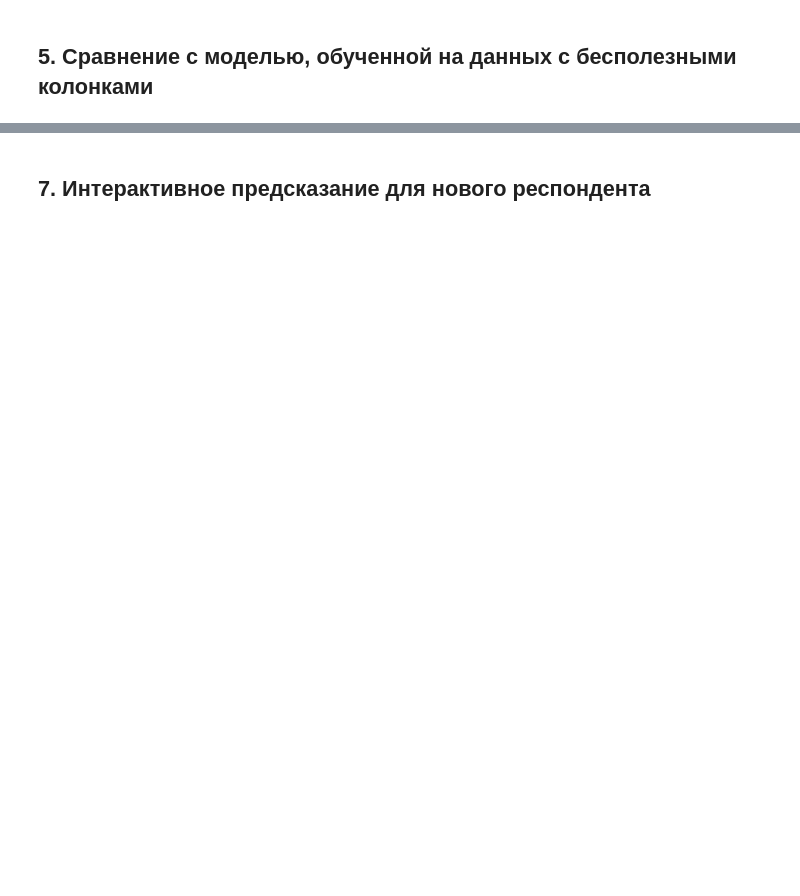
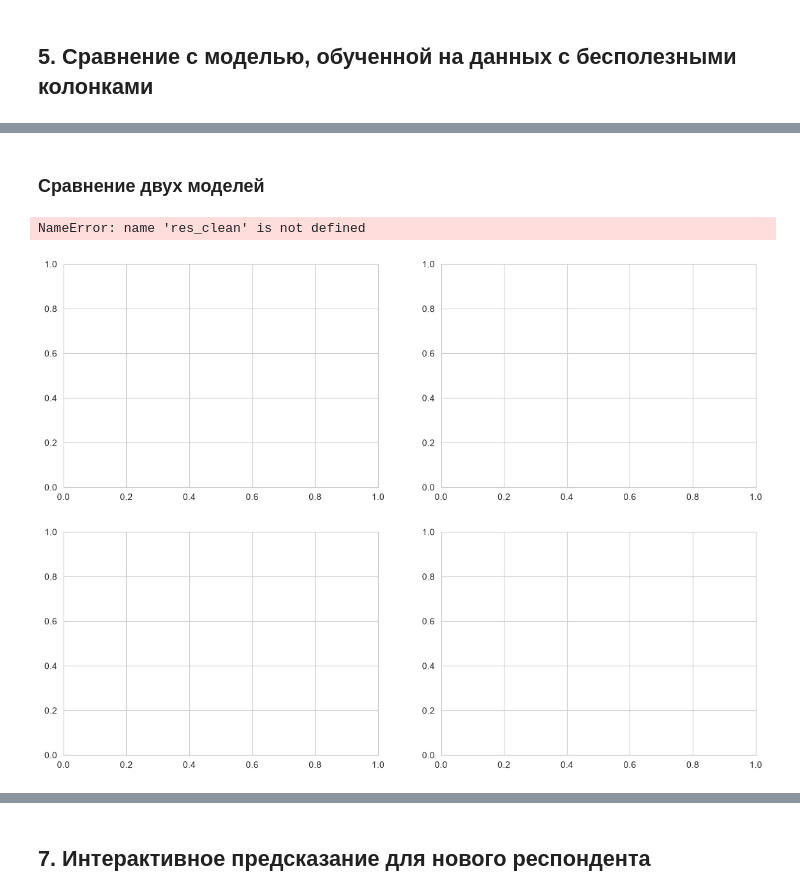
Before and after one commit to BABS00N/Intellectual_Systems_and_Technologies, a Jupyter notebook: practice_1/pr1.ipynb, the cells around one changed output, grey strips where cells are left out. Drawn from its saved outputs; the diff is of its cells as text; code cells hidden in the pictures; blank space fills up the shorter version.

```diff
--- a/practice_1/pr1.ipynb
+++ b/practice_1/pr1.ipynb
@@ -236,0 +363,53 @@ print("Количество признаков С бесполезными ко
+# %% [markdown]
+### Сравнение двух моделей
+# %%
+baseline = (y == 0).mean()
+
+fig, axes = plt.subplots(2, 2, figsize=(14, 10))
+
+axes[0, 0].plot(res_clean.index, res_clean['accuracy'], 'o-',
+                color='#4C72B0', label='Без бесполезных')
+axes[0, 0].plot(res_full.index, res_full['accuracy'], 's-',
+                color='#DD8452', label='С бесполезными')
+axes[0, 0].axhline(baseline, color='red', linestyle='--',
+                   label=f'Baseline = {baseline:.3f}')
+axes[0, 0].set_xlabel('k'); axes[0, 0].set_ylabel('Accuracy')
+axes[0, 0].set_title('Accuracy vs k (растёт — переобучение, НЕ качество)')
+axes[0, 0].legend(); axes[0, 0].grid(True, alpha=0.3)
+
+axes[0, 1].plot(res_clean.index, res_clean['ARI'], 'o-',
+                color='#4C72B0', label='Без бесполезных')
+axes[0, 1].plot(res_full.index, res_full['ARI'], 's-',
+                color='#DD8452', label='С бесполезными')
+axes[0, 1].axhline(0, color='red', linestyle='--', label='Случайно (ARI=0)')
+axes[0, 1].set_xlabel('k'); axes[0, 1].set_ylabel('ARI')
+axes[0, 1].set_title('ARI vs k (около 0 — структуры нет)')
+axes[0, 1].legend(); axes[0, 1].grid(True, alpha=0.3)
+
+axes[1, 0].plot(res_clean.index, res_clean['f1_iphone'], 'o-',
+                color='#4C72B0', label='Без бесполезных')
+axes[1, 0].plot(res_full.index, res_full['f1_iphone'], 's-',
+                color='#DD8452', label='С бесполезными')
+axes[1, 0].set_xlabel('k'); axes[1, 0].set_ylabel('F1 (Айфон)')
+axes[1, 0].set_title('F1 для класса «Айфон»')
+axes[1, 0].legend(); axes[1, 0].grid(True, alpha=0.3)
+
+axes[1, 1].plot(res_clean.index, res_clean['silhouette'], 'o-',
+                color='#4C72B0', label='Без бесполезных')
+axes[1, 1].plot(res_full.index, res_full['silhouette'], 's-',
+                color='#DD8452', label='С бесполезными')
+axes[1, 1].set_xlabel('k'); axes[1, 1].set_ylabel('Silhouette')
+axes[1, 1].set_title('Silhouette vs k')
+axes[1, 1].legend(); axes[1, 1].grid(True, alpha=0.3)
+
+plt.tight_layout()
+plt.show()
+
+print(f"Baseline (majority): {baseline:.3f}")
+print(f"Без бесполезных:     {accs[0]:.3f}  "
+      f"({'выше' if accs[0] > baseline else 'ниже'} baseline)")
+print(f"С бесполезными:      {accs[1]:.3f}  "
+      f"({'выше' if accs[1] > baseline else 'ниже'} baseline)")
+# %% [output]
+NameError: name 'res_clean' is not defined
+[figure, added]
```
Also changed, not shown: parts of 35 cells of this notebook.
